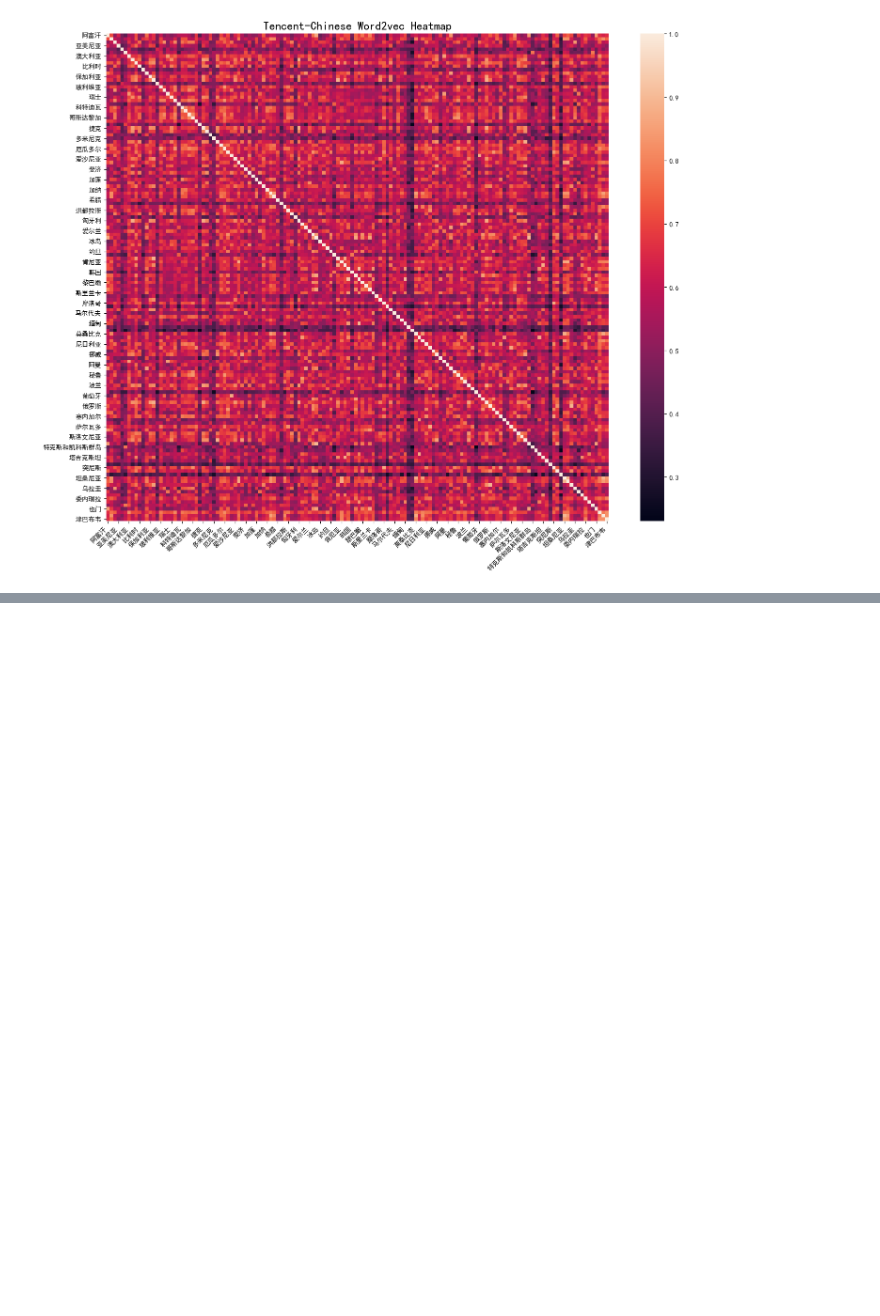
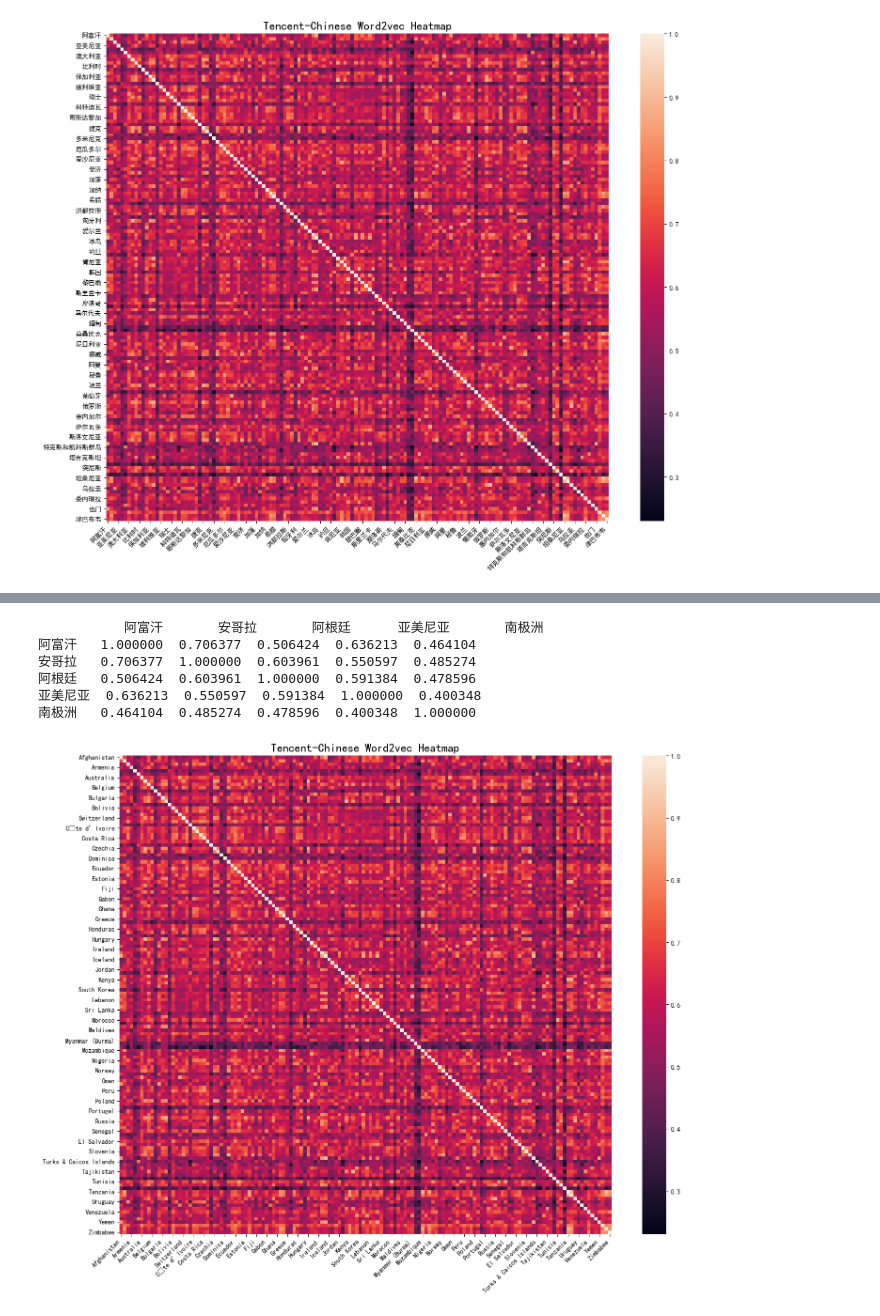
Before and after one commit to sclyde-ai/Natural_Language_Analysis, a Jupyter notebook: dongze_mao/test_dongze.ipynb, the cells around one changed output, grey strips where cells are left out. Drawn from its saved outputs; the diff is of its cells as text; code cells hidden in the pictures; blank space fills up the shorter version.

Commit message:
heat map translated 1

```diff
--- a/dongze_mao/test_dongze.ipynb
+++ b/dongze_mao/test_dongze.ipynb
@@ -95,3 +95,8 @@ def plot_similarity_heatmap(df):
 plot_similarity_heatmap(similarity_df)
 # %% [output]
 [figure]
+# %%
+keys_cn = df_country['zh_CN'].tolist()
+values_en = df_country['en_US'].tolist()
+name_mapping = dict(zip(keys_cn, values_en))
+name_mapping
@@ -97,0 +121,18 @@ plot_similarity_heatmap(similarity_df)
+# %%
+similarity_df_translated = similarity_df.rename(
+    index=name_mapping,
+    columns=name_mapping,
+    inplace=False
+)
+print(similarity_df.iloc[:5, :5])
+# %% [output]
+           阿富汗       安哥拉       阿根廷      亚美尼亚       南极洲
+阿富汗   1.000000  0.706377  0.506424  0.636213  0.464104
+安哥拉   0.706377  1.000000  0.603961  0.550597  0.485274
+阿根廷   0.506424  0.603961  1.000000  0.591384  0.478596
+亚美尼亚  0.636213  0.550597  0.591384  1.000000  0.400348
+南极洲   0.464104  0.485274  0.478596  0.400348  1.000000
+# %%
+plot_similarity_heatmap(similarity_df_translated)
+# %% [output]
+[figure, added]
```
Also changed, not shown: parts of 2 cells of this notebook.
